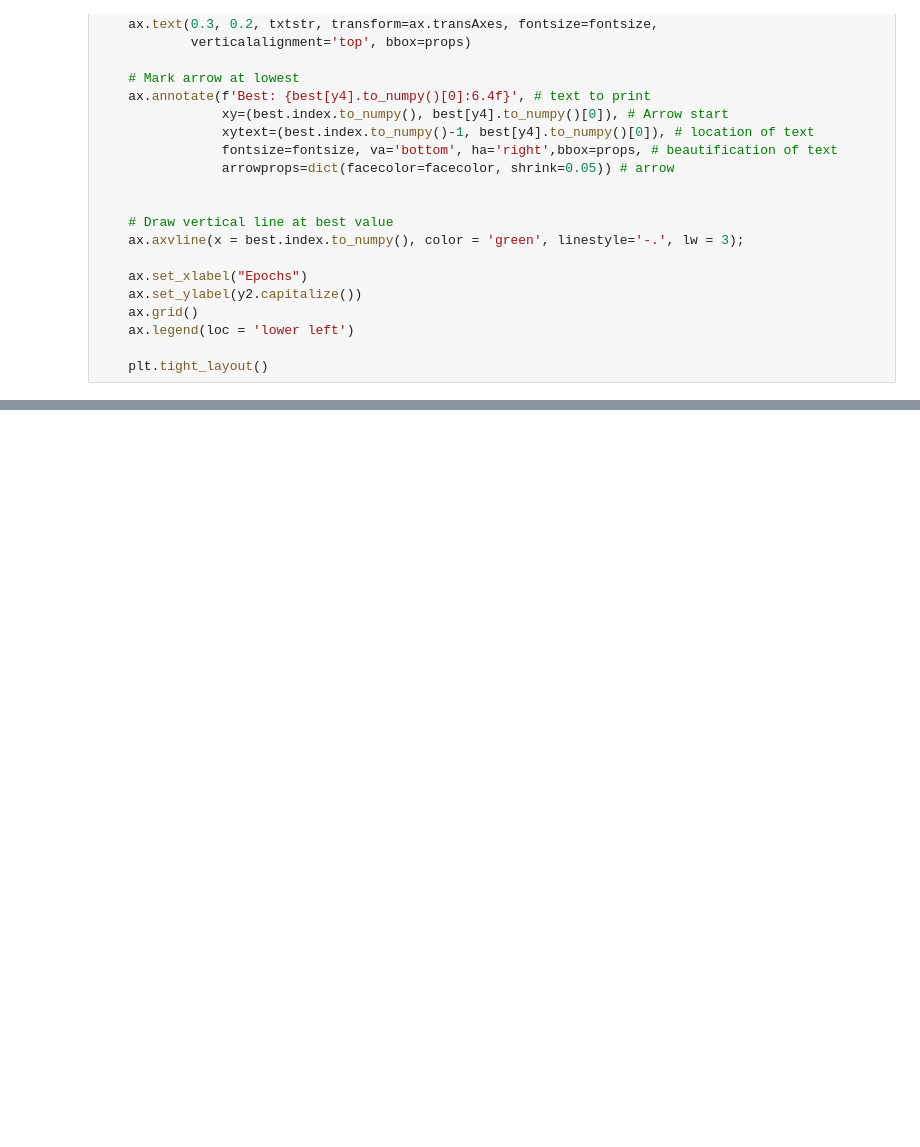
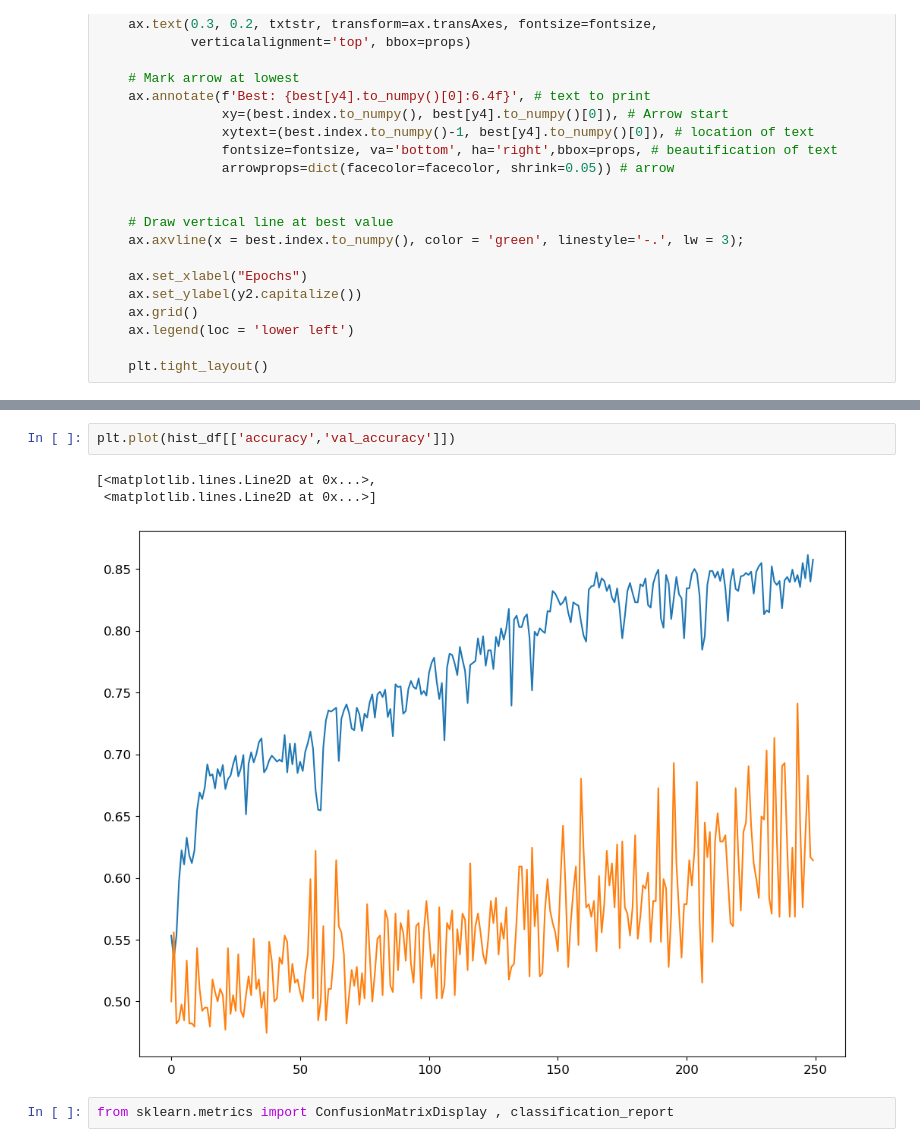
Before and after one commit to Aaditya-Vitankar/fake_voice_detection, a Jupyter notebook: Model Training/LSTM.ipynb, the cells around one changed output, grey strips where cells are left out. Saved outputs shown, nothing was run; the diff lists cells and outputs as text; blank space fills up the shorter version.

```diff
--- a/Model Training/LSTM.ipynb
+++ b/Model Training/LSTM.ipynb
@@ -198,0 +328,8 @@ lib.reshape_data
+# %%
+plt.plot(hist_df[['accuracy','val_accuracy']])
+# %% [output]
+[<matplotlib.lines.Line2D at 0x...>,
+ <matplotlib.lines.Line2D at 0x...>]
+[figure, added]
+# %%
+from sklearn.metrics import ConfusionMatrixDisplay , classification_report
```
Also changed, not shown: parts of 41 cells of this notebook, 8 other files.
